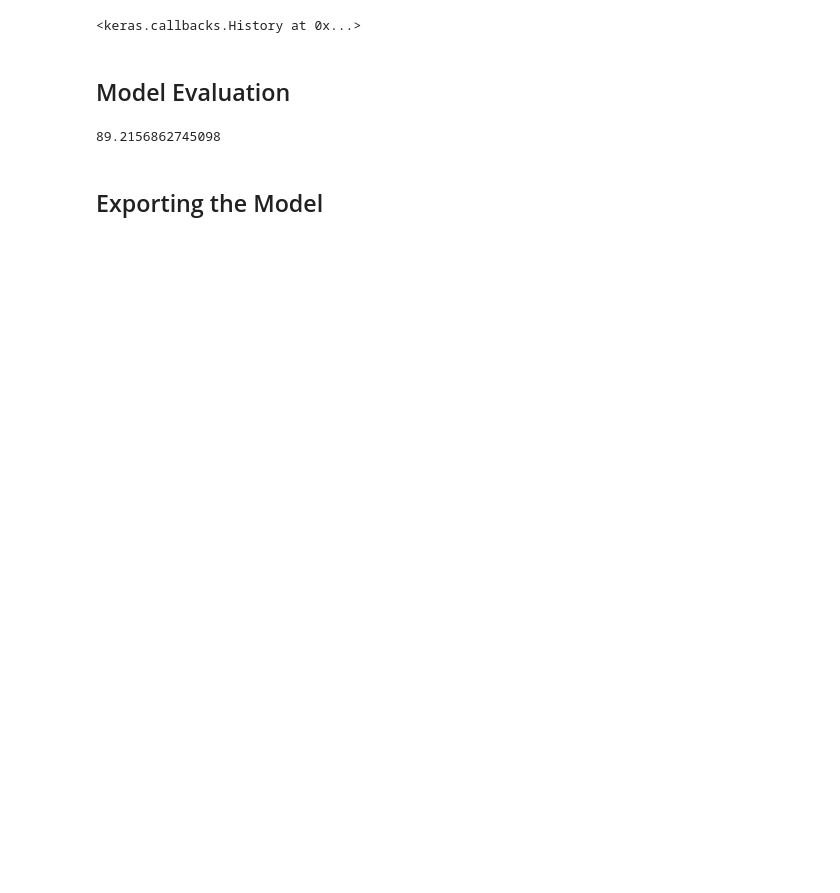
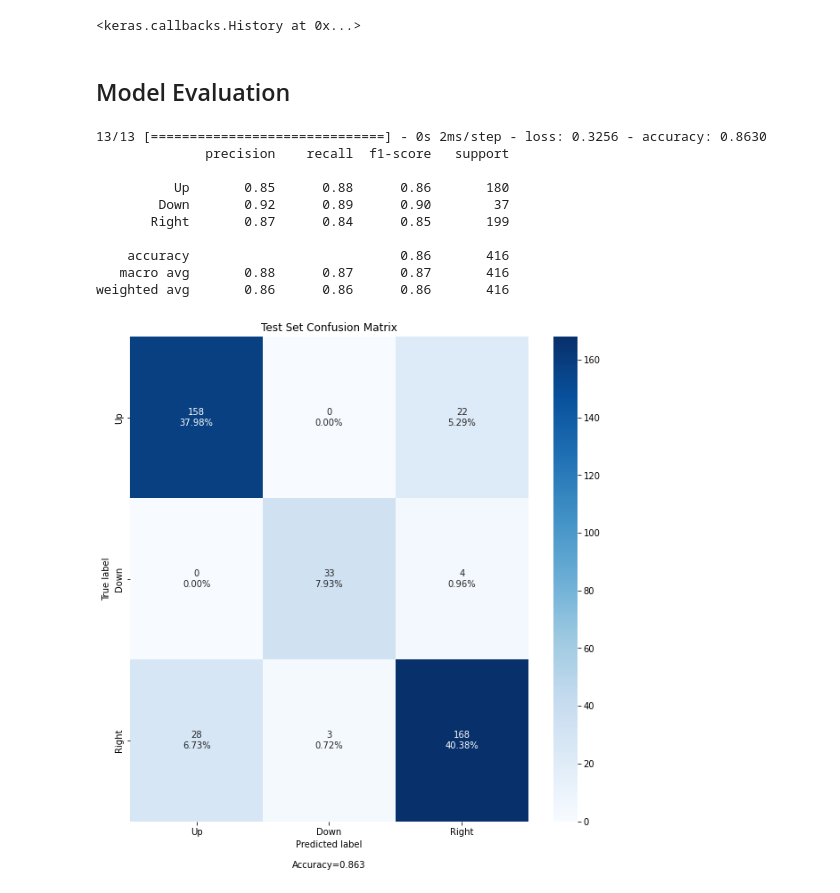
Before and after one commit to tengznaim/dinosaur-game-ai, a Jupyter notebook: model_training.ipynb, the cells around one changed output. Cells and saved outputs as stored; diff of their text form; code cells hidden in the pictures; blank space fills up the shorter version.

Commit message:
Added support for test models and better evaluation metrics

```diff
--- a/model_training.ipynb
+++ b/model_training.ipynb
@@ -141,10 +144,26 @@ Epoch 100/100
 <keras.callbacks.History at 0x...>
 # %% [markdown]
 ## Model Evaluation
-# %%
-y_pred = np.round(model.predict(X_test))
-print(np.mean(y_test == y_pred) * 100)
-# %% [output]
-89.2156862745098
-# %% [markdown]
-## Exporting the Model
+# %%
+metrics = model.evaluate(X_test, y_test)
+
+test_set_predictions = np.argmax(model.predict(X_test), axis=1)
+original_test_output = np.argmax(y_test, axis=1)
+
+test_report = classification_report(original_test_output, test_set_predictions, target_names=labels)
+print(test_report)
+
+matrix = confusion_matrix(original_test_output, test_set_predictions)
+make_confusion_matrix(matrix, categories=labels, figsize=(10,10), title="Test Set Confusion Matrix")
+# %% [output]
+13/13 [==============================] - 0s 2ms/step - loss: 0.3256 - accuracy: 0.8630
+              precision    recall  f1-score   support
+
+          Up       0.85      0.88      0.86       180
+        Down       0.92      0.89      0.90        37
+       Right       0.87      0.84      0.85       199
+
+    accuracy                           0.86       416
+   macro avg       0.88      0.87      0.87       416
+weighted avg       0.86      0.86      0.86       416
+[figure, added]
```
Also changed, not shown: parts of 7 cells of this notebook, 4 other files.
